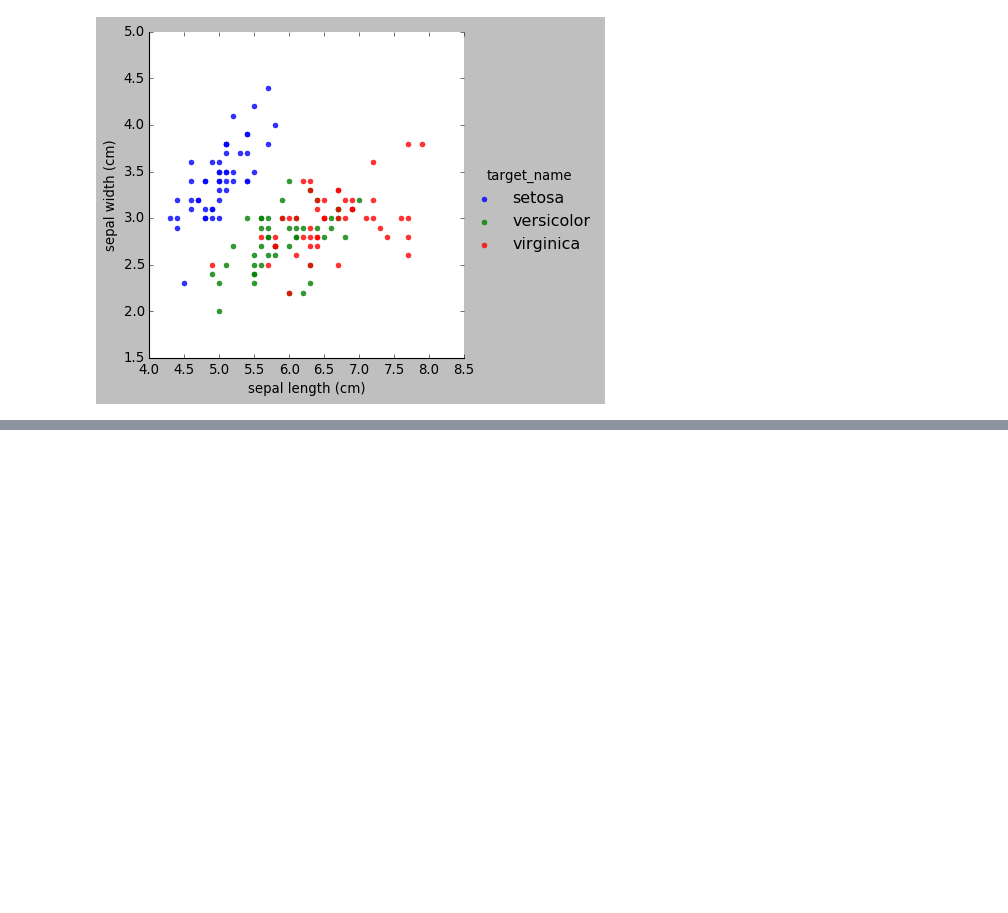
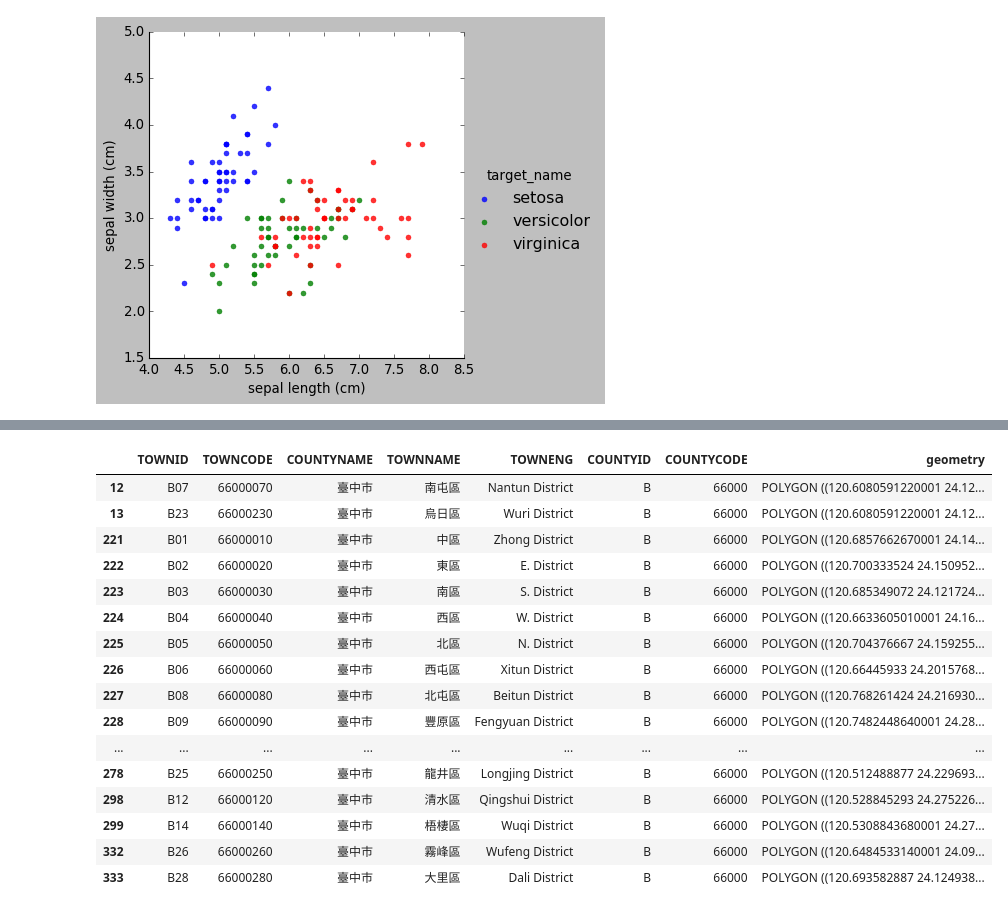
Before and after one commit to LaiYenShuo/Python_test, a Jupyter notebook: PLOT.ipynb, the cells around one changed output, grey strips where cells are left out. Saved outputs shown, nothing was run; the diff lists cells and outputs as text; code cells hidden in the pictures; blank space fills up the shorter version.

```diff
--- a/PLOT.ipynb
+++ b/PLOT.ipynb
@@ -304,0 +222,20 @@ plt.subplots_adjust(wspace=0, hspace=0)
+# %%
+town_shp[town_shp['COUNTYNAME']=='臺中市']
+# %% [output]
+|  | TOWNID | TOWNCODE | COUNTYNAME | TOWNNAME | TOWNENG | COUNTYID | COUNTYCODE | geometry |
+| 12 | B07 | 66000070 | 臺中市 | 南屯區 | Nantun District | B | 66000 | POLYGON ((120.6080591220001 24.12... |
+| 13 | B23 | 66000230 | 臺中市 | 烏日區 | Wuri District | B | 66000 | POLYGON ((120.6080591220001 24.12... |
+| 221 | B01 | 66000010 | 臺中市 | 中區 | Zhong District | B | 66000 | POLYGON ((120.6857662670001 24.14... |
+| 222 | B02 | 66000020 | 臺中市 | 東區 | E. District | B | 66000 | POLYGON ((120.700333524 24.150952... |
+| 223 | B03 | 66000030 | 臺中市 | 南區 | S. District | B | 66000 | POLYGON ((120.685349072 24.121724... |
+| 224 | B04 | 66000040 | 臺中市 | 西區 | W. District | B | 66000 | POLYGON ((120.6633605010001 24.16... |
+| 225 | B05 | 66000050 | 臺中市 | 北區 | N. District | B | 66000 | POLYGON ((120.704376667 24.159255... |
+| 226 | B06 | 66000060 | 臺中市 | 西屯區 | Xitun District | B | 66000 | POLYGON ((120.66445933 24.2015768... |
+| 227 | B08 | 66000080 | 臺中市 | 北屯區 | Beitun District | B | 66000 | POLYGON ((120.768261424 24.216930... |
+| 228 | B09 | 66000090 | 臺中市 | 豐原區 | Fengyuan District | B | 66000 | POLYGON ((120.7482448640001 24.28... |
+| ... | ... | ... | ... | ... | ... | ... | ... | ... |
+| 278 | B25 | 66000250 | 臺中市 | 龍井區 | Longjing District | B | 66000 | POLYGON ((120.512488877 24.229693... |
+| 298 | B12 | 66000120 | 臺中市 | 清水區 | Qingshui District | B | 66000 | POLYGON ((120.528845293 24.275226... |
+| 299 | B14 | 66000140 | 臺中市 | 梧棲區 | Wuqi District | B | 66000 | POLYGON ((120.5308843680001 24.27... |
+| 332 | B26 | 66000260 | 臺中市 | 霧峰區 | Wufeng District | B | 66000 | POLYGON ((120.6484533140001 24.09... |
+| 333 | B28 | 66000280 | 臺中市 | 大里區 | Dali District | B | 66000 | POLYGON ((120.693582887 24.124938... |
```
Also changed, not shown: parts of 32 cells of this notebook.
